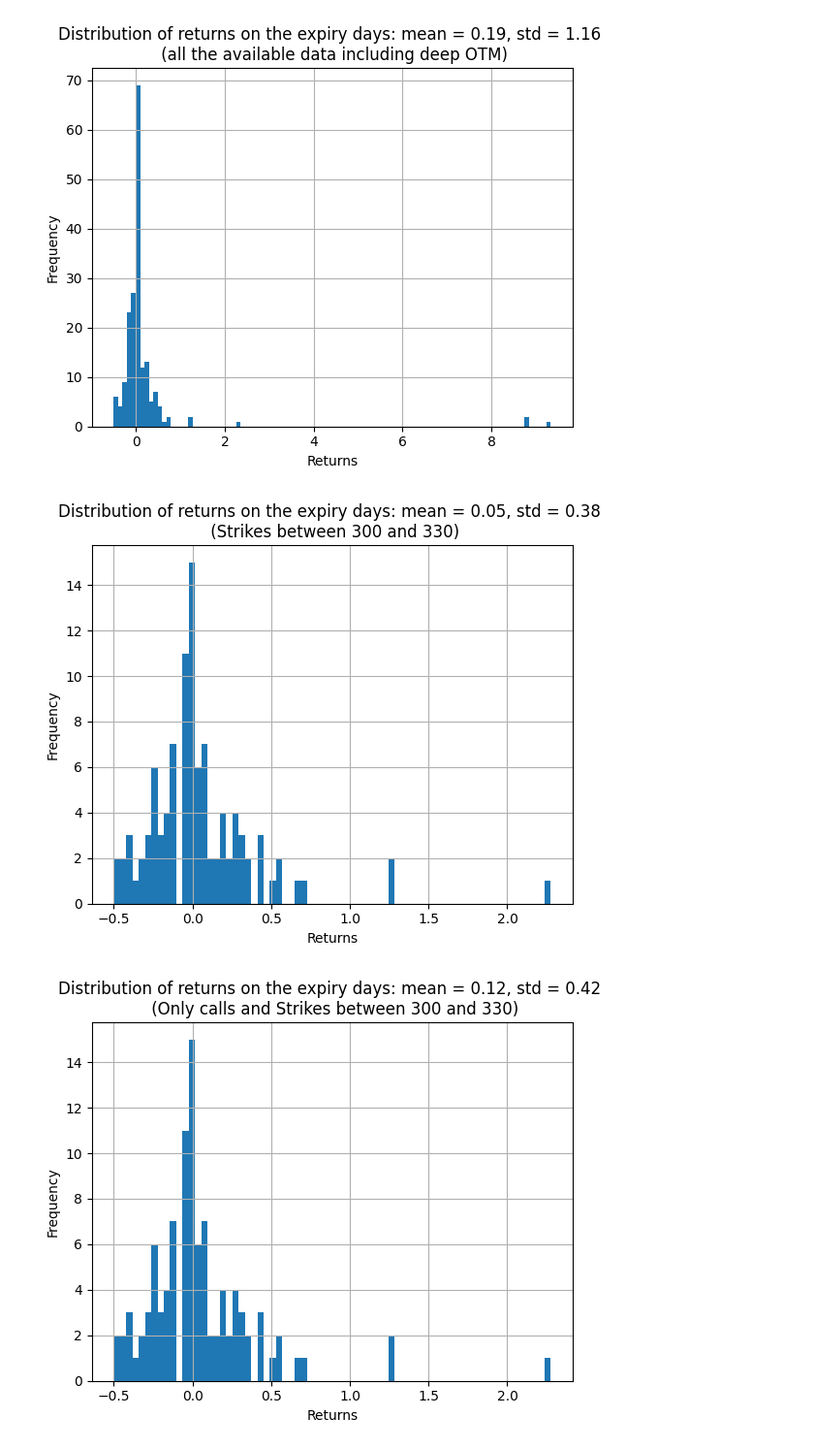
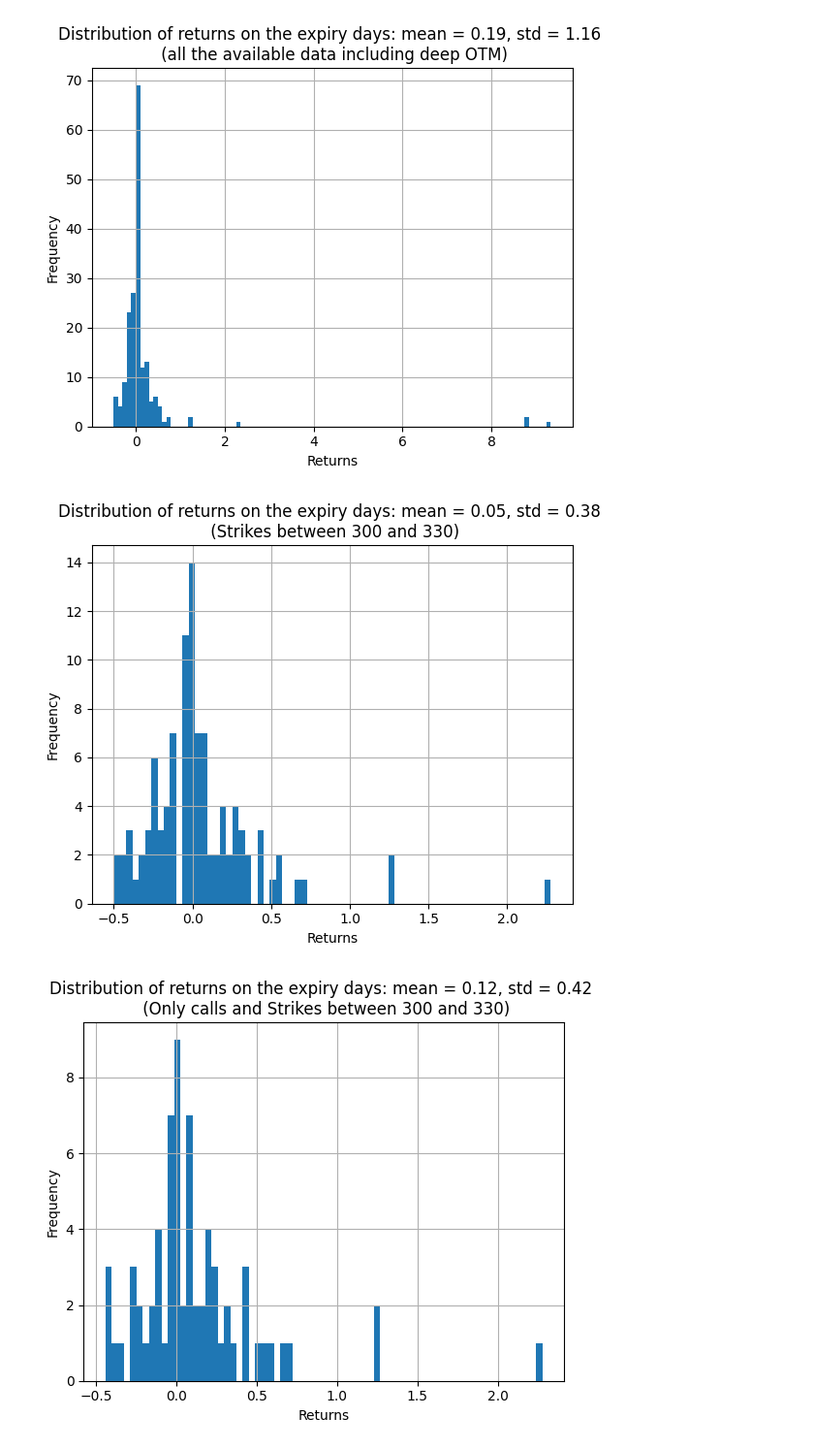
Before and after one commit to SigmaFlowX/Moex-Options-, a Jupyter notebook: notebooks/exipy_date_perf.ipynb, the cells around one changed output. Shown: that part at 97% size. Saved outputs shown, nothing was run; the diff lists cells and outputs as text; code cells hidden in the pictures.

Commit message:
enhanced the way mid price is calculated and added one more returns distribution graph

```diff
--- a/notebooks/exipy_date_perf.ipynb
+++ b/notebooks/exipy_date_perf.ipynb
@@ -40,6 +40,16 @@ print(unique_dates)
 [datetime.datetime(2026, 3, 25, 0, 0, tzinfo=datetime.timezone.utc), datetime.datetime(2026, 4, 1, 0, 0, tzinfo=datetime.timezone.utc), datetime.datetime(2026, 4, 8, 0, 0, tzinfo=datetime.timezone.utc ...
 # %%
 import pandas as pd
+
+def compute_price(bid, ask):
+    if bid is not None and ask is not None:
+        return (bid + ask) / 2
+    elif bid is not None:
+        return bid
+    elif ask is not None:
+        return ask
+    else:
+        return None
 
 results = []
 for date in unique_dates:
@@ -89,8 +99,9 @@ for date in unique_dates:
     best_bid_last = df['bids_last'].apply(lambda x: max(x, key=lambda y: y['price'])['price'] if x else None)
     best_ask_last = df['asks_last'].apply(lambda x: min(x, key=lambda y: y['price'])['price'] if x else None)
 
-    mid_price_first = (best_ask_first + best_bid_first) / 2
-    mid_price_last = (best_ask_last + best_bid_last) / 2
+    mid_price_first = pd.Series(map(compute_price, best_bid_first, best_ask_first),index=df.index)
+    mid_price_last = pd.Series(map(compute_price, best_bid_last, best_ask_last),index=df.index)
+
     mid_price_returns = (mid_price_last - mid_price_first) / mid_price_first
 
     df['date'] = date
@@ -146,19 +157,19 @@ plt.ylabel("Frequency")
 plt.grid()
 plt.show()
 # %% [output]
-[figure, old version]
+[figure, new version]
 # %%
 calls_df = final_df[final_df['option_type'] == 'C']
 puts_df  = final_df[final_df['option_type'] == 'P']
 # %%
 filtered_calls_df = calls_df[calls_df['strike'].between(300, 330)] #only ATM/ slightly OTM
 filtered_calls_returns = filtered_calls_df['mid_price_returns'].dropna()
 
-plt.hist(filtered_returns, bins=70)
+plt.hist(filtered_calls_returns, bins=70)
 plt.title(F"Distribution of returns on the expiry days: mean = {filtered_calls_returns.mean():.2F}, std = {filtered_calls_returns.std():.2F} \n (Only calls and Strikes between 300 and 330)")
 plt.xlabel("Returns")
 plt.ylabel("Frequency")
 plt.grid()
 plt.show()
 # %% [output]
-[figure, old version]
+[figure, new version]
```
Also changed, not shown: parts of 2 cells of this notebook.
